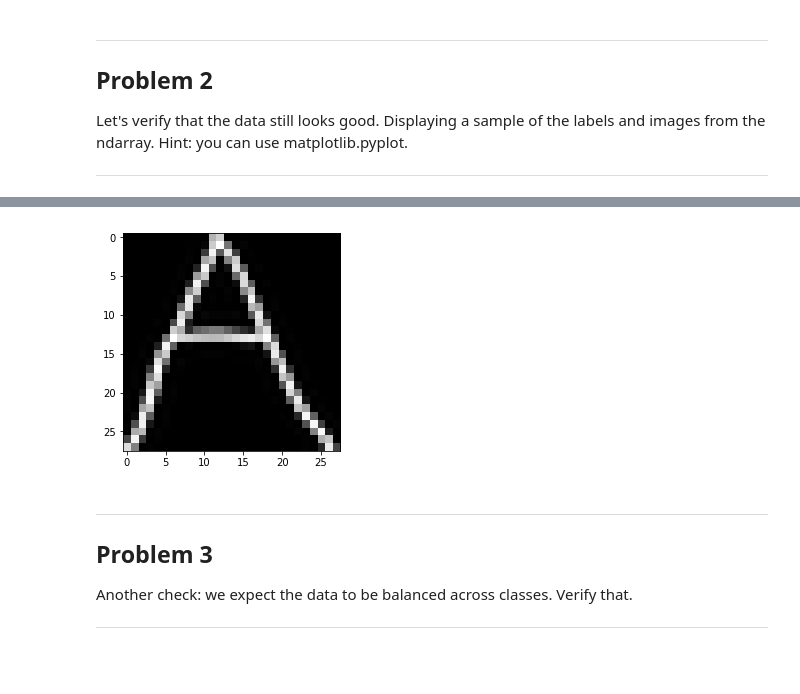
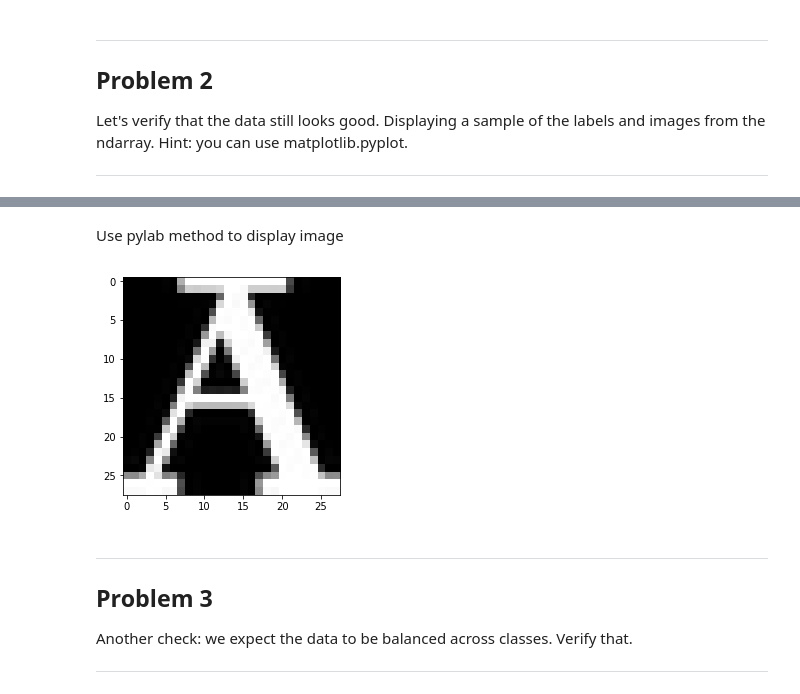
Before and after one commit to rockchen26sh/Machine-Learning, a Jupyter notebook: udacity/1_notmnist.ipynb, the cells around one changed output, grey strips where cells are left out. Saved outputs shown, nothing was run; the diff lists cells and outputs as text; code cells hidden in the pictures; blank space fills up the shorter version.

```diff
--- a/udacity/1_notmnist.ipynb
+++ b/udacity/1_notmnist.ipynb
@@ -200,0 +211,7 @@ Let's verify that the data still looks good. Displaying a sample of the labels a
+# %%
+with open(train_datasets[0],'rb') as f:
+    letter_set = pickle.load(f)
+    sample_idx = np.random.randint(len(letter_set))
+    sample_image = letter_set[sample_idx, :, :]  # extract a 2D slice
+    plt.figure()
+    plt.imshow(sample_image)
@@ -201,15 +220,17 @@ Let's verify that the data still looks good. Displaying a sample of the labels a
+# %% [markdown]
+Use pylab method to display image
 # %%
 import pylab
-read_file=open(train_datasets[0],'rb')
-faces=pickle.load(read_file)
-read_file.close()
-numberofimage = 9 #input want show number of image
-img1=faces[numberofimage].reshape(28,28)
-pylab.imshow(img1)
-pylab.gray()
-pylab.show()
+with open(train_datasets[0],'rb')  as f:
+    faces=pickle.load(f)
+    read_file.close()
+    sample_idx = np.random.randint(len(faces))
+    img1=faces[sample_idx].reshape(28,28)
+    pylab.imshow(img1)
+    pylab.gray()
+    pylab.show()
 # %% [output]
-[figure, old version]
+[figure, new version]
 # %% [markdown]
 ---
 Problem 3
```
Also changed, not shown: parts of 21 cells of this notebook, 1 other file.
